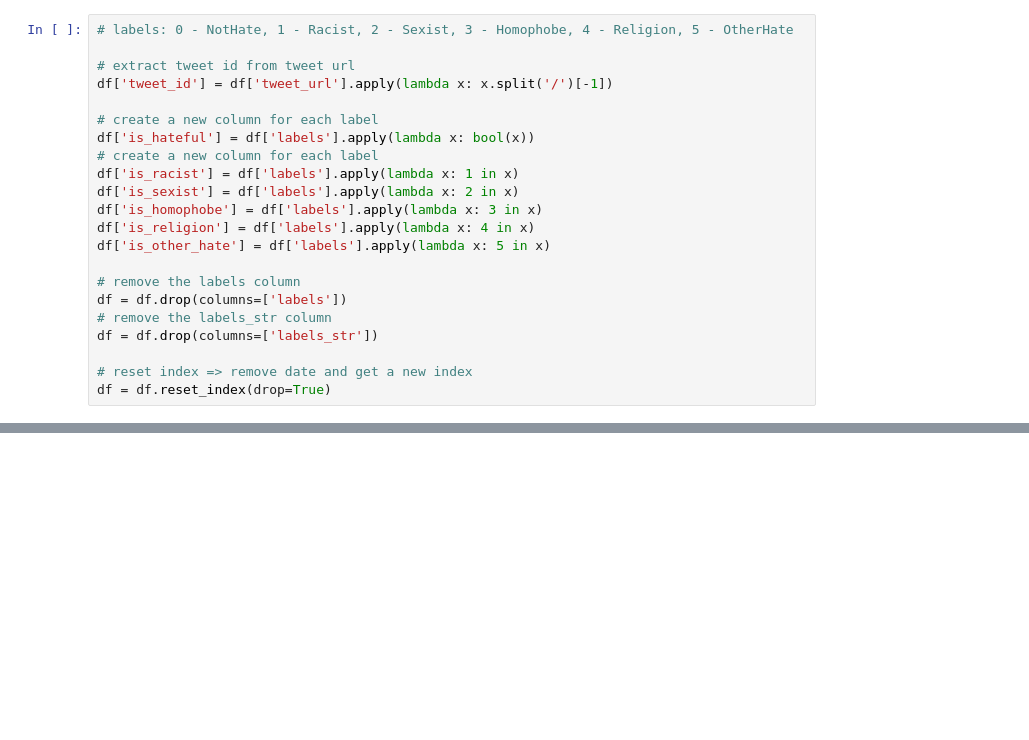
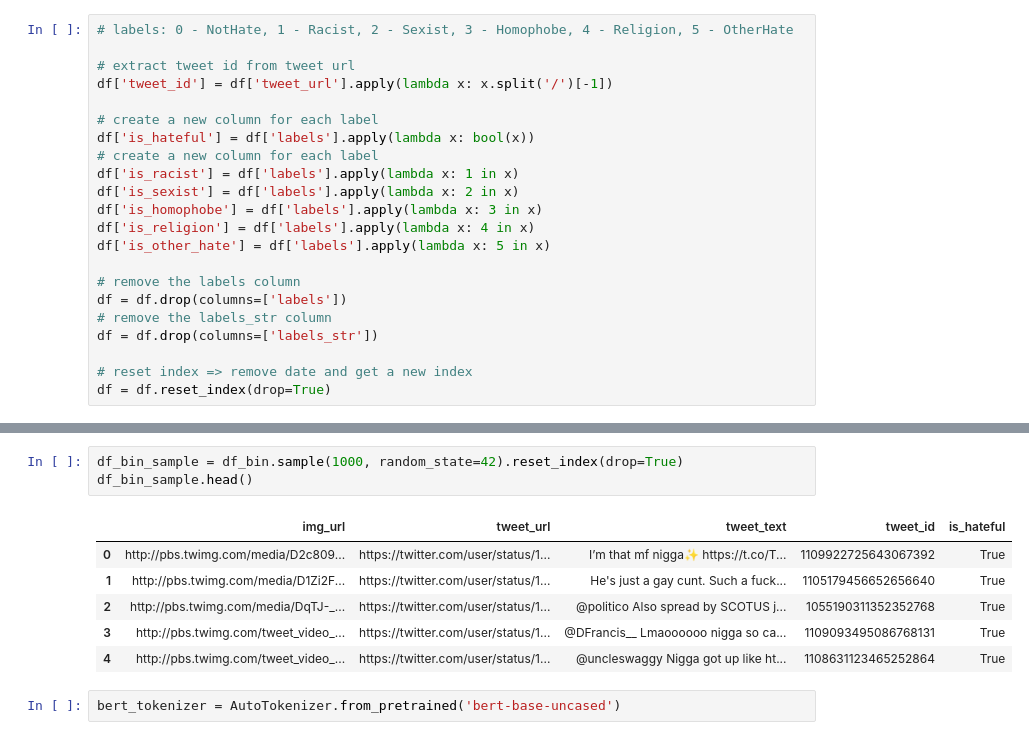
Before and after one commit to martintefra/Multi-Modal-Hate-Speech-Detection, a Jupyter notebook: index.ipynb, the cells around one changed output, grey strips where cells are left out. Cells and saved outputs as stored; diff of their text form; blank space fills up the shorter version.

```diff
--- a/index.ipynb
+++ b/index.ipynb
@@ -64,0 +91,12 @@ Input Representation:
+# %%
+df_bin_sample = df_bin.sample(1000, random_state=42).reset_index(drop=True)
+df_bin_sample.head()
+# %% [output]
+|  | img_url | tweet_url | tweet_text | tweet_id | is_hateful |
+| 0 | http://pbs.twimg.com/media/D2c809... | https://twitter.com/user/status/1... | I’m that mf nigga✨ https://t.co/T... | 1109922725643067392 | True |
+| 1 | http://pbs.twimg.com/media/D1Zi2F... | https://twitter.com/user/status/1... | He's just a gay cunt. Such a fuck... | 1105179456652656640 | True |
+| 2 | http://pbs.twimg.com/media/DqTJ-_... | https://twitter.com/user/status/1... | @politico Also spread by SCOTUS j... | 1055190311352352768 | True |
+| 3 | http://pbs.twimg.com/tweet_video_... | https://twitter.com/user/status/1... | @DFrancis__ Lmaoooooo nigga so ca... | 1109093495086768131 | True |
+| 4 | http://pbs.twimg.com/tweet_video_... | https://twitter.com/user/status/1... | @uncleswaggy Nigga got up like ht... | 1108631123465252864 | True |
+# %%
+bert_tokenizer = AutoTokenizer.from_pretrained('bert-base-uncased')
```
Also changed, not shown: parts of 16 cells of this notebook.
